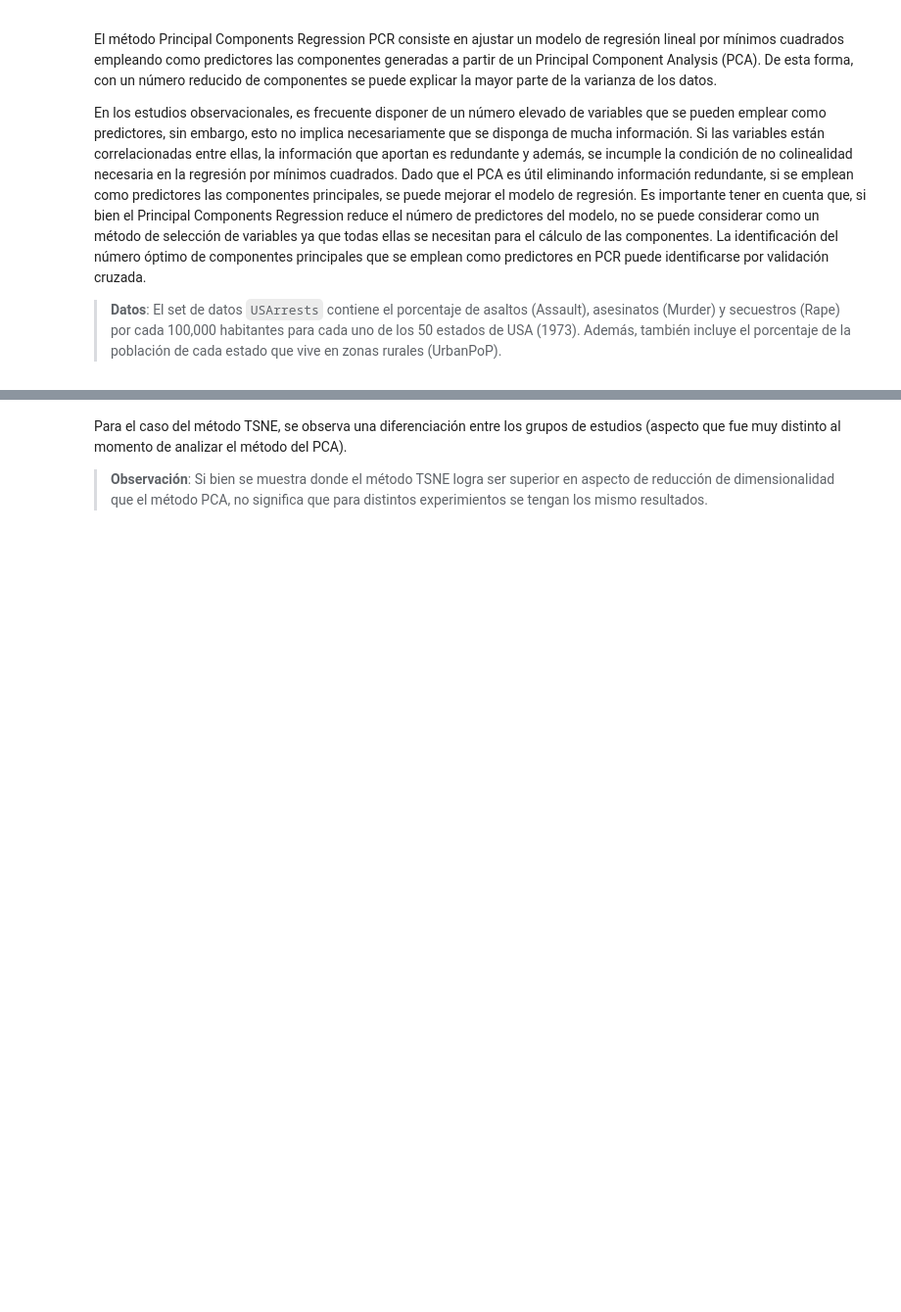
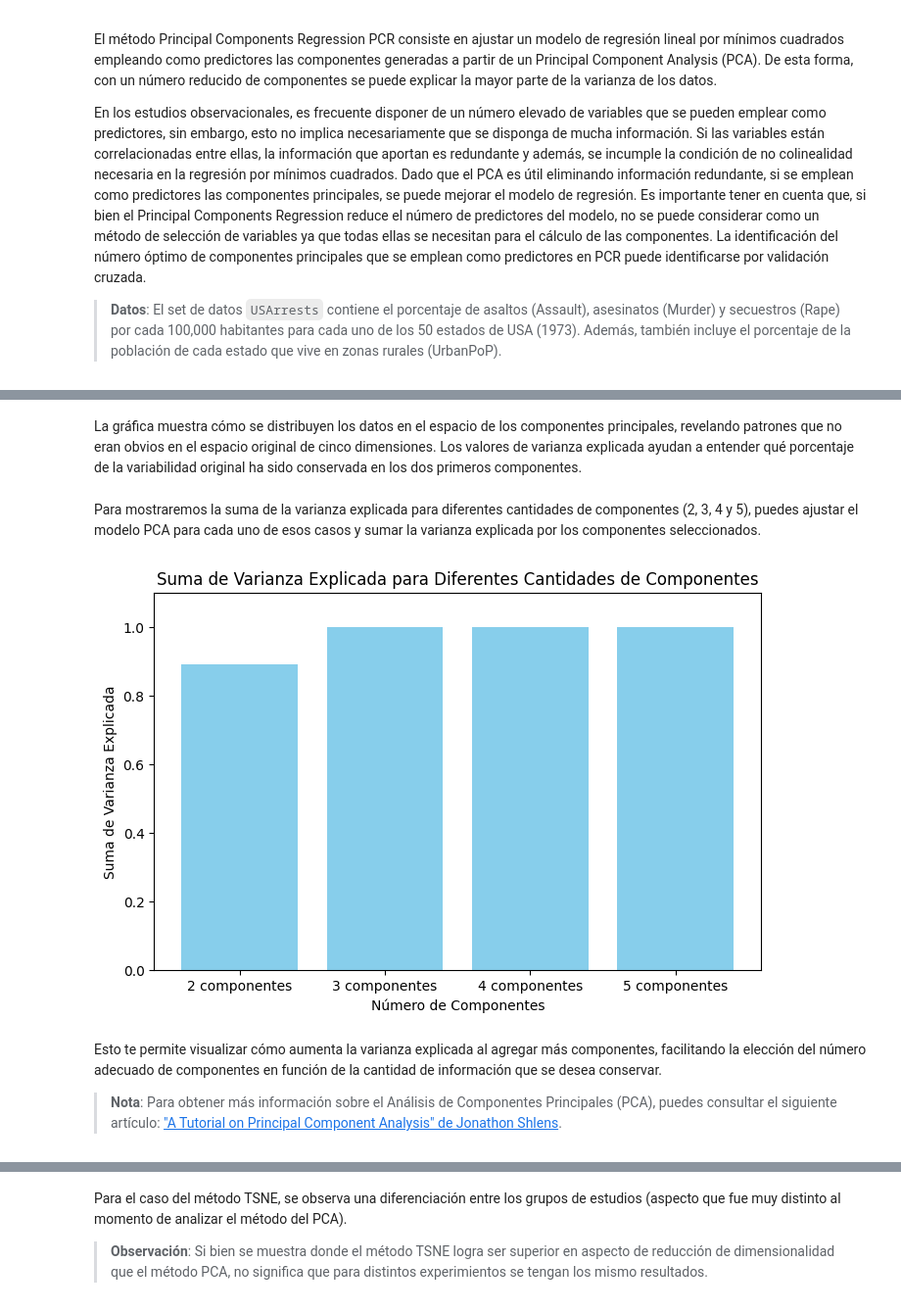
Before and after one commit to fralfaro/MAT281_2024, a Jupyter notebook: docs/lectures/machine_learning/ns_02.ipynb, the cells around one changed output, grey strips where cells are left out. Shown at 98% size. Drawn from its saved outputs; the diff is of its cells as text; code cells hidden in the pictures; blank space fills up the shorter version.

```diff
--- a/docs/lectures/machine_learning/ns_02.ipynb
+++ b/docs/lectures/machine_learning/ns_02.ipynb
@@ -539,0 +141,45 @@ plt.ylabel('Dimension 2', weight='bold').set_fontsize('10')
+# %% [markdown]
+La gráfica muestra cómo se distribuyen los datos en el espacio de los componentes principales, revelando patrones que no eran obvios en el espacio original de cinco dimensiones. Los valores de varianza explicada ayudan a entender qué porcentaje de la variabilidad original ha sido conservada en los dos primeros componentes.
+# %% [markdown]
+Para mostraremos la suma de la varianza explicada para diferentes cantidades de componentes (2, 3, 4 y 5), puedes ajustar el modelo PCA para cada uno de esos casos y sumar la varianza explicada por los componentes seleccionados.
+# %%
+import pandas as pd
+import matplotlib.pyplot as plt
+from sklearn.datasets import make_classification
+from sklearn.preprocessing import StandardScaler
+from sklearn.decomposition import PCA
+
+# Generar un conjunto de datos sintético
+X, y = make_classification(n_samples=100, n_features=5, n_informative=3, n_redundant=2, random_state=0)
+
+# Estandarizar los datos
+scaler = StandardScaler()
+X_scaled = scaler.fit_transform(X)
+
+# Calcular la suma de varianza explicada para diferentes cantidades de componentes
+suma_varianza_explicada = {}
+for n in range(2, 6):
+    pca = PCA(n_components=n)
+    pca.fit(X_scaled)
+    suma_varianza = sum(pca.explained_variance_ratio_)
+    suma_varianza_explicada[f'{n} componentes'] = suma_varianza
+
+# Convertir los resultados a un DataFrame para graficar
+df_varianza = pd.DataFrame(list(suma_varianza_explicada.items()), columns=['Componentes', 'Suma de Varianza Explicada'])
+
+# Crear un gráfico de barras
+plt.figure(figsize=(8, 5))
+plt.bar(df_varianza['Componentes'], df_varianza['Suma de Varianza Explicada'], color='skyblue')
+plt.title("Suma de Varianza Explicada para Diferentes Cantidades de Componentes")
+plt.xlabel("Número de Componentes")
+plt.ylabel("Suma de Varianza Explicada")
+plt.ylim(0, 1.1)
+plt.show()
+# %% [output]
+[figure, added]
+# %% [markdown]
+Esto te permite visualizar cómo aumenta la varianza explicada al agregar más componentes, facilitando la elección del número adecuado de componentes en función de la cantidad de información que se desea conservar.
+
+
+
+> **Nota**: Para obtener más información sobre el Análisis de Componentes Principales (PCA), puedes consultar el siguiente artículo: ["A Tutorial on Principal Component Analysis" de Jonathon Shlens](https://www.cs.cmu.edu/~elaw/papers/pca.pdf).
```
Also changed, not shown: parts of 76 cells of this notebook.
